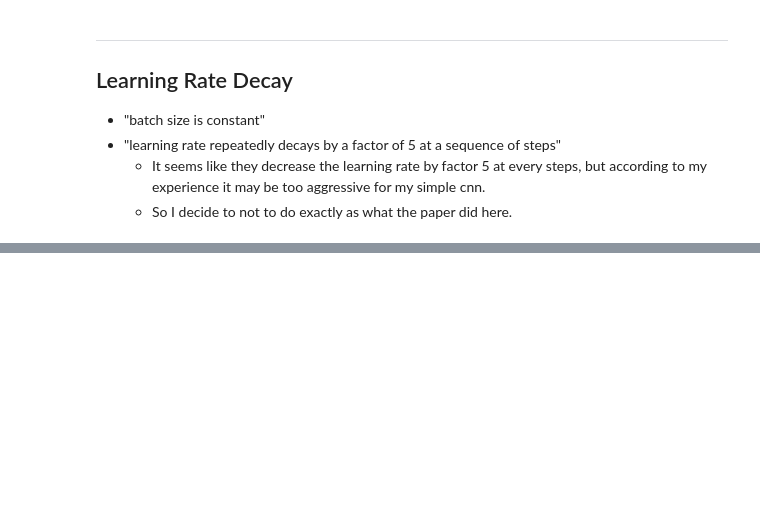
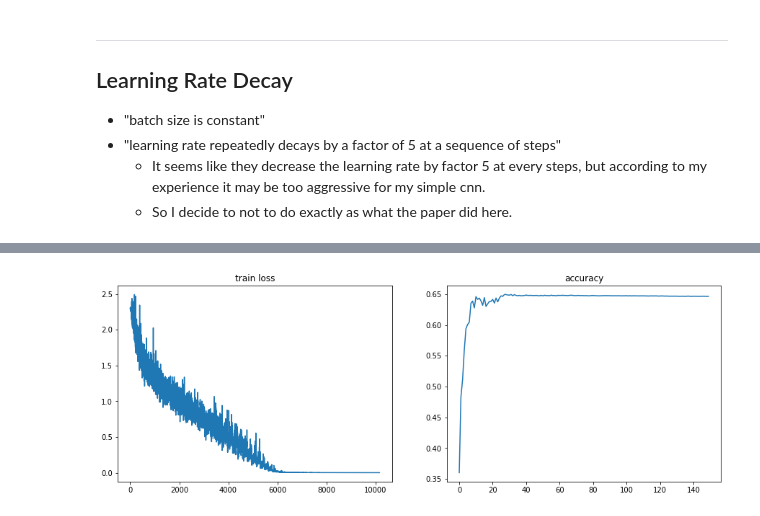
Before and after one commit to dboyliao/CardinalBlue_Interview_Q2, a Jupyter notebook: Experiments.ipynb, the cells around one changed output, grey strips where cells are left out. Saved outputs shown, nothing was run; the diff lists cells and outputs as text; code cells hidden in the pictures; blank space fills up the shorter version.

```diff
--- a/Experiments.ipynb
+++ b/Experiments.ipynb
@@ -313,11 +351,0 @@ with lrd_graph.as_default():
-# %%
-num_epochs = 150
-batch_size = 128
-lr_init = 0.1
-lr_decay = 0.9
-
-logdir = "log/lrd_graph/lr_{}_{}".format(lr_init, lr_decay)
-if os.path.exists(logdir):
-    print("remove old log directory:", logdir)
-    shutil.rmtree(logdir)
-train_writer = tf.summary.FileWriter(logdir=logdir, graph=lrd_graph)
@@ -410,0 +484,2 @@ _, ibs_logits, ibs_prob, ibs_pred = build_model(ibs_image_batch, graph=ibs_graph
+# %%
+ibs_graph, ibs_loss_history, ibs_test_acc_history = ibs_train()
@@ -410,0 +515,12 @@ _, ibs_logits, ibs_prob, ibs_pred = build_model(ibs_image_batch, graph=ibs_graph
+# %%
+plt.subplot(1, 2, 1)
+plt.title("train loss")
+plt.plot(ibs_loss_history)
+
+plt.subplot(1, 2, 2)
+plt.title("accuracy")
+plt.plot(ibs_test_acc_history)
+fig = plt.gcf()
+fig.set_size_inches((15, 5))
+# %% [output]
+[figure, added]
```
Also changed, not shown: parts of 25 cells of this notebook, 7 other files.
